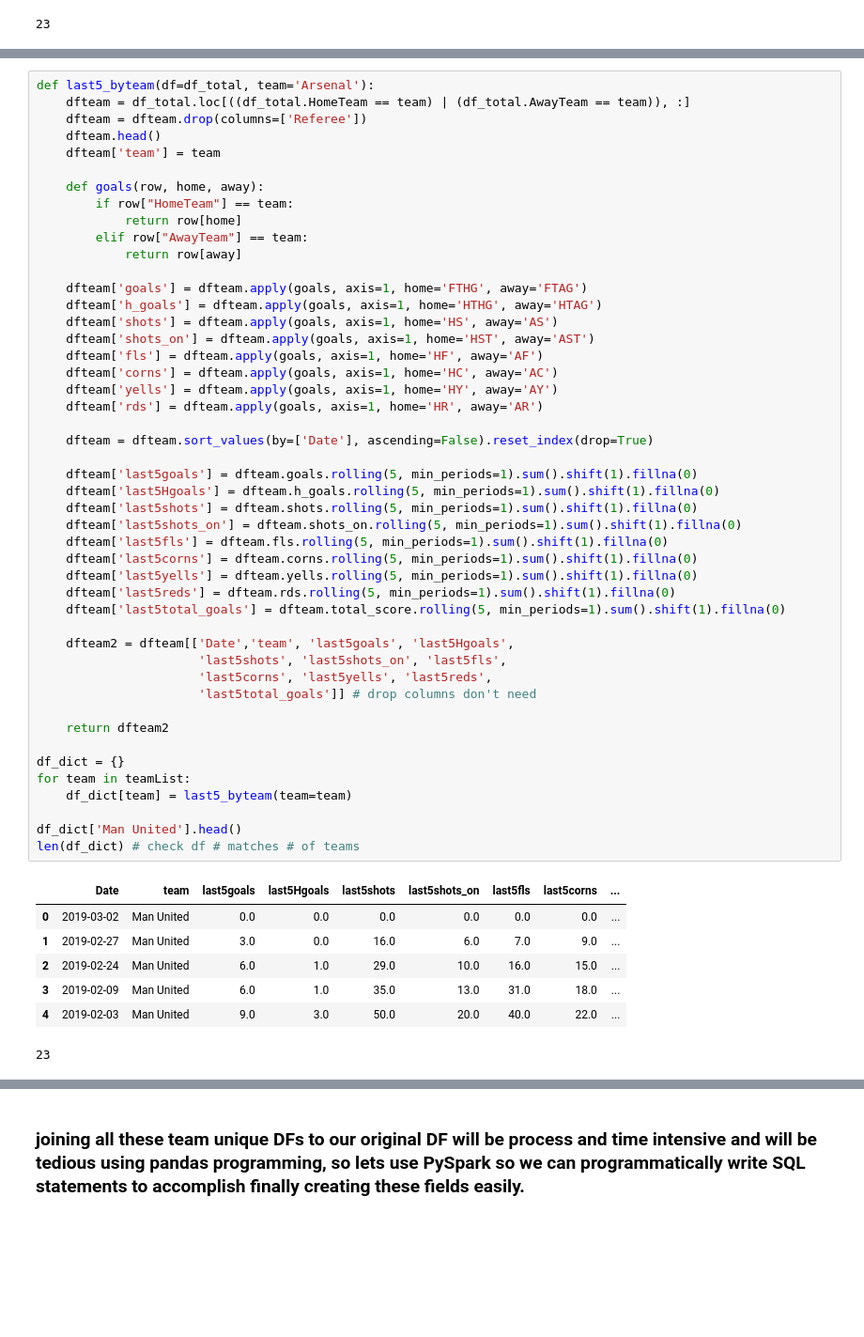
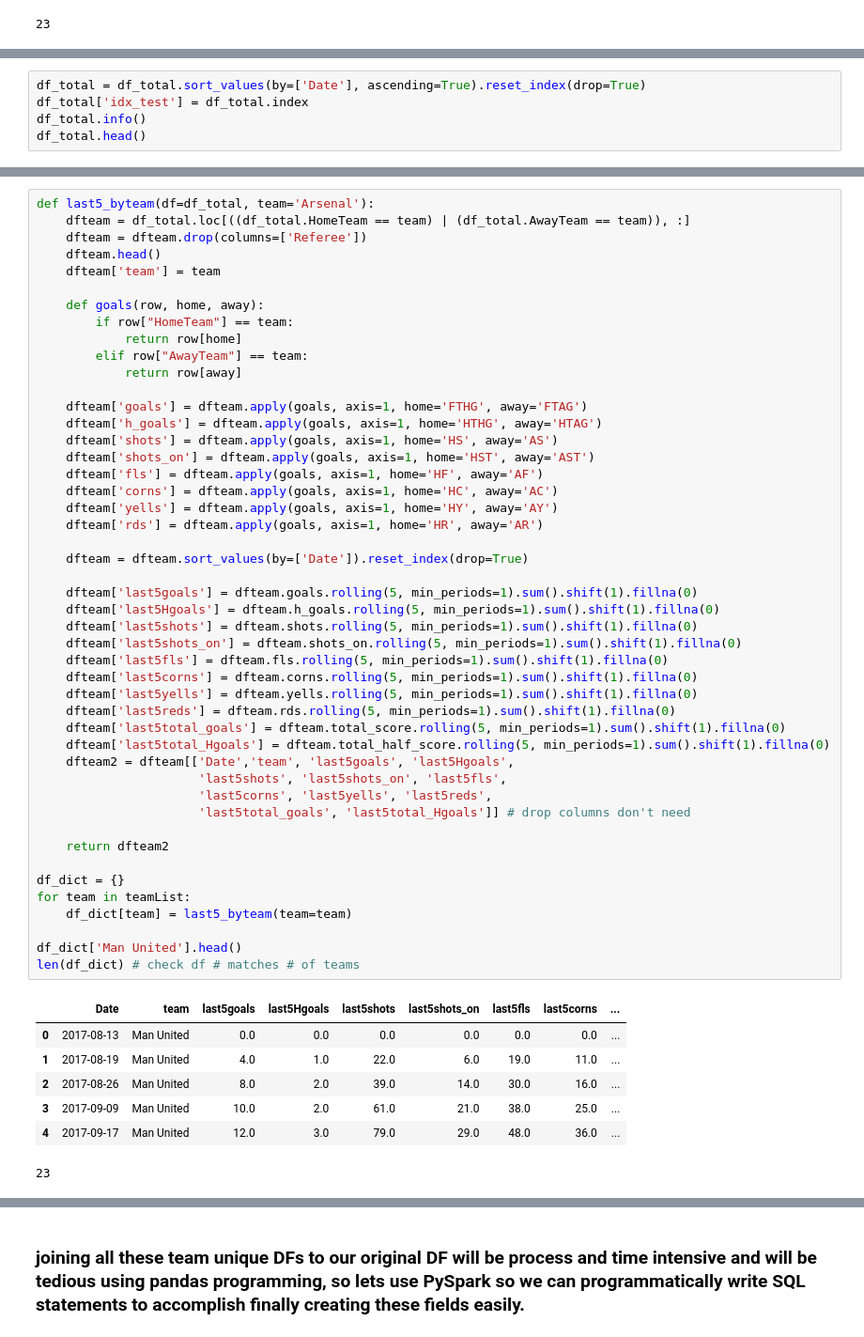
Before and after one commit to DataDavD/ddapp, a Jupyter notebook: ddapp/model.ipynb, the cells around one changed output, grey strips where cells are left out. Shown at 94% size. Saved outputs shown, nothing was run; the diff lists cells and outputs as text; blank space fills up the shorter version.

Commit message:
updated last 5 function and wrote about a lot of spark sql functions and loops for FE.

```diff
--- a/ddapp/model.ipynb
+++ b/ddapp/model.ipynb
@@ -634,0 +574,5 @@ df_total.head()
+# %%
+df_total = df_total.sort_values(by=['Date'], ascending=True).reset_index(drop=True)
+df_total['idx_test'] = df_total.index
+df_total.info()
+df_total.head()
@@ -651,39 +619,39 @@ def last5_byteam(df=df_total, team='Arsenal'):
     dfteam['shots_on'] = dfteam.apply(goals, axis=1, home='HST', away='AST')
     dfteam['fls'] = dfteam.apply(goals, axis=1, home='HF', away='AF')
     dfteam['corns'] = dfteam.apply(goals, axis=1, home='HC', away='AC')
     dfteam['yells'] = dfteam.apply(goals, axis=1, home='HY', away='AY')
     dfteam['rds'] = dfteam.apply(goals, axis=1, home='HR', away='AR')
 
-    dfteam = dfteam.sort_values(by=['Date'], ascending=False).reset_index(drop=True)
+    dfteam = dfteam.sort_values(by=['Date']).reset_index(drop=True)
 
     dfteam['last5goals'] = dfteam.goals.rolling(5, min_periods=1).sum().shift(1).fillna(0)
     dfteam['last5Hgoals'] = dfteam.h_goals.rolling(5, min_periods=1).sum().shift(1).fillna(0)
     dfteam['last5shots'] = dfteam.shots.rolling(5, min_periods=1).sum().shift(1).fillna(0)
     dfteam['last5shots_on'] = dfteam.shots_on.rolling(5, min_periods=1).sum().shift(1).fillna(0)
     dfteam['last5fls'] = dfteam.fls.rolling(5, min_periods=1).sum().shift(1).fillna(0)
     dfteam['last5corns'] = dfteam.corns.rolling(5, min_periods=1).sum().shift(1).fillna(0)
     dfteam['last5yells'] = dfteam.yells.rolling(5, min_periods=1).sum().shift(1).fillna(0)
     dfteam['last5reds'] = dfteam.rds.rolling(5, min_periods=1).sum().shift(1).fillna(0)
     dfteam['last5total_goals'] = dfteam.total_score.rolling(5, min_periods=1).sum().shift(1).fillna(0)
-
+    dfteam['last5total_Hgoals'] = dfteam.total_half_score.rolling(5, min_periods=1).sum().shift(1).fillna(0)
     dfteam2 = dfteam[['Date','team', 'last5goals', 'last5Hgoals',
                       'last5shots', 'last5shots_on', 'last5fls',
                       'last5corns', 'last5yells', 'last5reds',
-                      'last5total_goals']] # drop columns don't need
+                      'last5total_goals', 'last5total_Hgoals']] # drop columns don't need
 
     return dfteam2
 
 df_dict = {}
 for team in teamList:
     df_dict[team] = last5_byteam(team=team)
 
 df_dict['Man United'].head()
 len(df_dict) # check df # matches # of teams
 # %% [output]
 |  | Date | team | last5goals | last5Hgoals | last5shots | last5shots_on | last5fls | last5corns | ... |
-| 0 | 2019-03-02 | Man United | 0.0 | 0.0 | 0.0 | 0.0 | 0.0 | 0.0 | ... |
-| 1 | 2019-02-27 | Man United | 3.0 | 0.0 | 16.0 | 6.0 | 7.0 | 9.0 | ... |
-| 2 | 2019-02-24 | Man United | 6.0 | 1.0 | 29.0 | 10.0 | 16.0 | 15.0 | ... |
-| 3 | 2019-02-09 | Man United | 6.0 | 1.0 | 35.0 | 13.0 | 31.0 | 18.0 | ... |
-| 4 | 2019-02-03 | Man United | 9.0 | 3.0 | 50.0 | 20.0 | 40.0 | 22.0 | ... |
+| 0 | 2017-08-13 | Man United | 0.0 | 0.0 | 0.0 | 0.0 | 0.0 | 0.0 | ... |
+| 1 | 2017-08-19 | Man United | 4.0 | 1.0 | 22.0 | 6.0 | 19.0 | 11.0 | ... |
+| 2 | 2017-08-26 | Man United | 8.0 | 2.0 | 39.0 | 14.0 | 30.0 | 16.0 | ... |
+| 3 | 2017-09-09 | Man United | 10.0 | 2.0 | 61.0 | 21.0 | 38.0 | 25.0 | ... |
+| 4 | 2017-09-17 | Man United | 12.0 | 3.0 | 79.0 | 29.0 | 48.0 | 36.0 | ... |
 23
```
Also changed, not shown: parts of 14 cells of this notebook.
